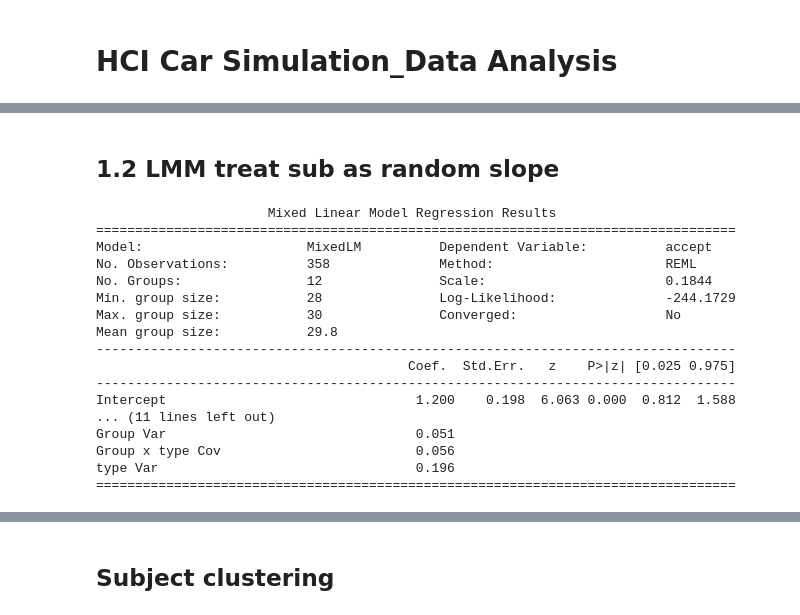
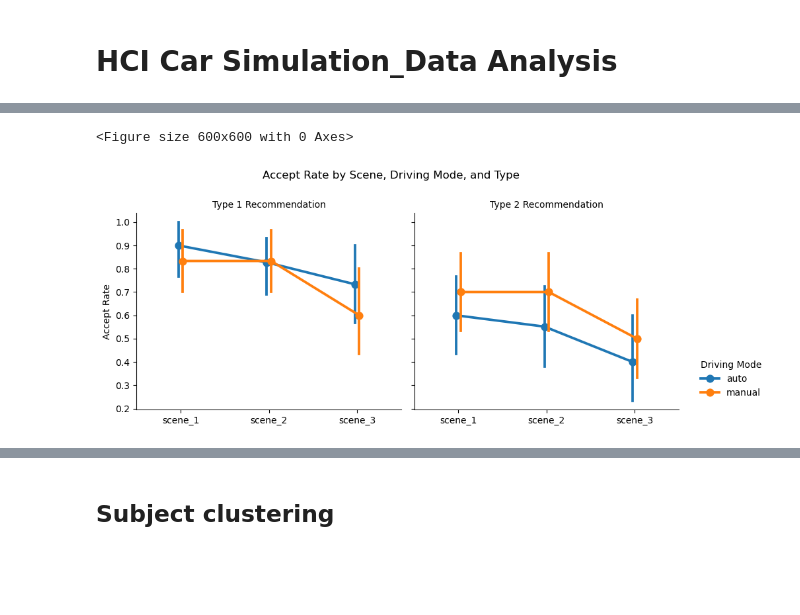
Before and after one commit to yxlin02/HCICarSim, a Jupyter notebook: DataAnalysis.ipynb, the cells around one changed output, grey strips where cells are left out. Saved outputs shown, nothing was run; the diff lists cells and outputs as text; code cells hidden in the pictures; blank space fills up the shorter version.

```diff
--- a/DataAnalysis.ipynb
+++ b/DataAnalysis.ipynb
@@ -287,33 +397,39 @@ Group Var                                0.009    0.016
-# %% [markdown]
-## 1.2 LMM treat sub as random slope
-# %%
-model = smf.mixedlm(
-    "accept ~ driving * scene * type",
-    df_trial,
-    groups=df_trial["sub"],
-    re_formula="~type"
-)
-
-result = model.fit()
-print(result.summary())
-# %% [output]
-                      Mixed Linear Model Regression Results
-==================================================================================
-Model:                     MixedLM          Dependent Variable:          accept
-No. Observations:          358              Method:                      REML
-No. Groups:                12               Scale:                       0.1844
-Min. group size:           28               Log-Likelihood:              -244.1729
-Max. group size:           30               Converged:                   No
-Mean group size:           29.8
-----------------------------------------------------------------------------------
-                                        Coef.  Std.Err.   z    P>|z| [0.025 0.975]
-----------------------------------------------------------------------------------
-Intercept                                1.200    0.198  6.063 0.000  0.812  1.588
-... (11 lines left out)
-Group Var                                0.051
-Group x type Cov                         0.056
-type Var                                 0.196
-==================================================================================
+# %%
+df_trial["driving"] = df_trial["driving"].astype("category")
+df_trial["scene"] = df_trial["scene"].astype("category")
+df_trial["type"] = df_trial["type"].astype("category")
+
+plt.figure(figsize=(6,6))
+
+g = sns.catplot(
+    data=df_trial,
+    x="scene",
+    y="accept",
+    hue="driving",
+    col="type",
+    kind="point",
+    dodge=True,
+    errorbar=('ci', 95),
+    height=4,
+    aspect=1.0
+)
+
+g.set_axis_labels("", "Accept Rate")
+g.set_titles("Type {col_name} Recommendation")
+g._legend.set_bbox_to_anchor((1.0, 0.1))
+g._legend.set_loc("lower left")
+g._legend.set_title("Driving Mode")
+g.fig.suptitle(
+    "Accept Rate by Scene, Driving Mode, and Type",
+    y=1.0,
+    ha='center'
+)
+
+plt.tight_layout()
+plt.show()
+# %% [output]
+<Figure size 600x600 with 0 Axes>
+[figure, added]
 # %%
 import seaborn as sns
 
```
Also changed, not shown: parts of 18 cells of this notebook.
